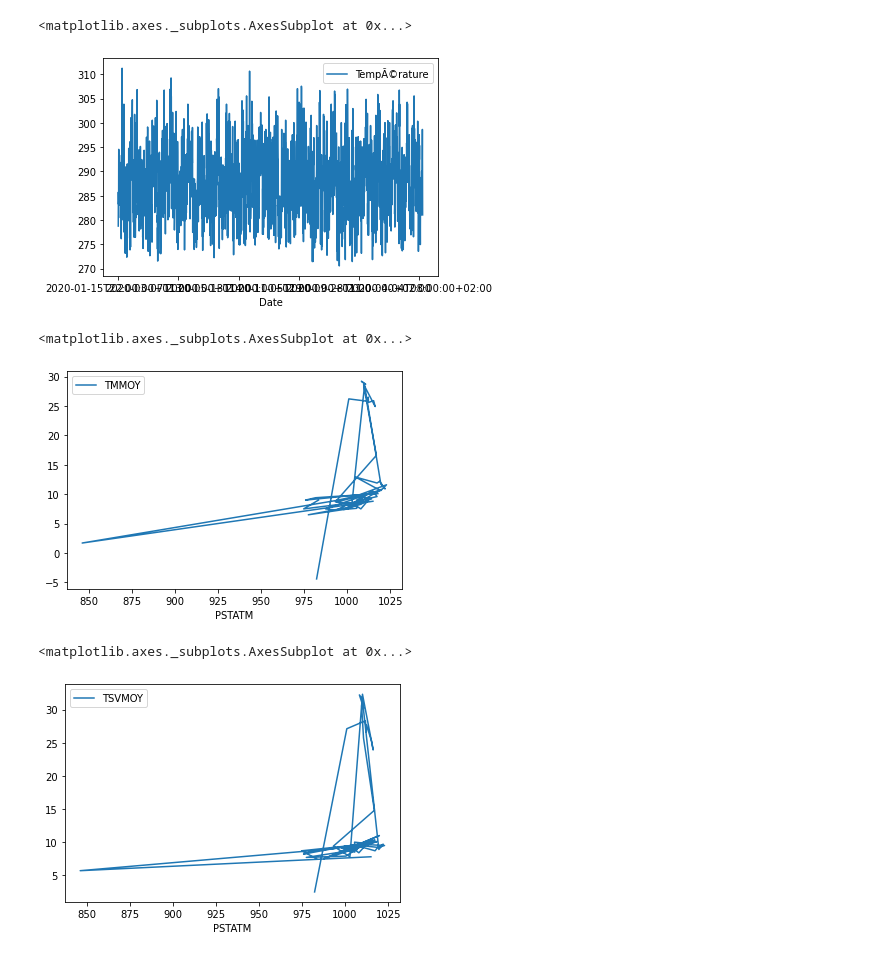
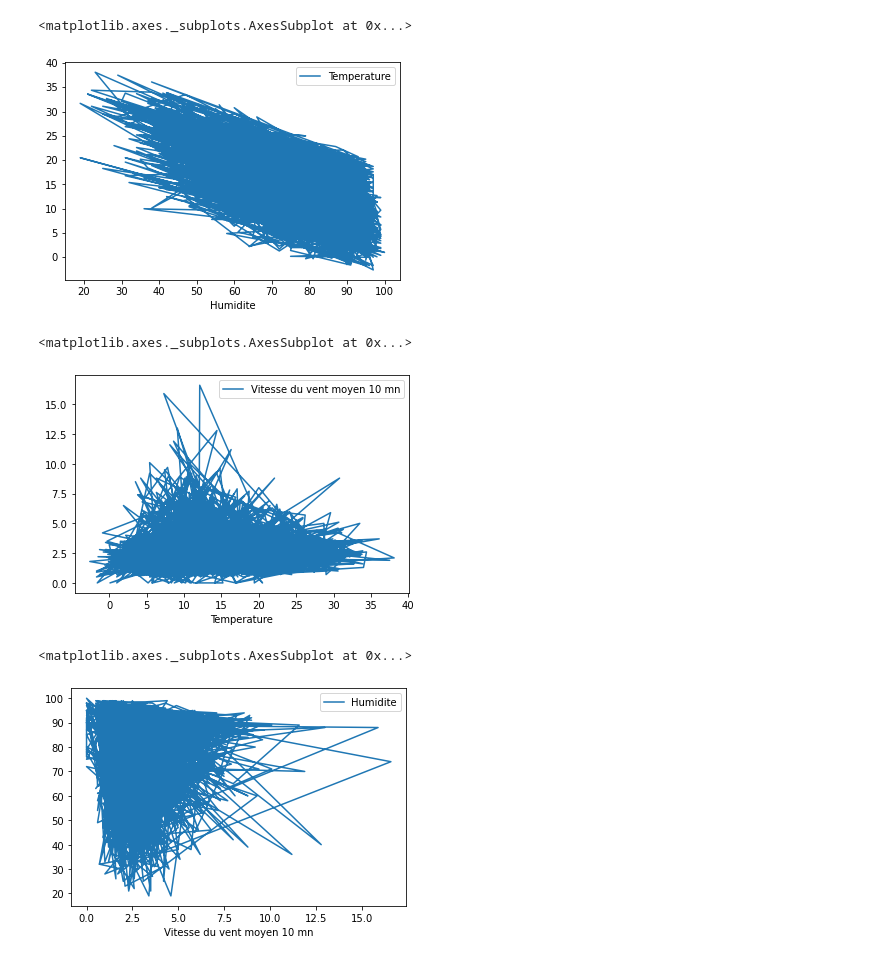
Before and after one commit to gawelsh/ProjetNumCMI4, a Jupyter notebook: essai_meteo.ipynb, the cells around one changed output. Saved outputs shown, nothing was run; the diff lists cells and outputs as text; code cells hidden in the pictures.

```diff
--- a/essai_meteo.ipynb
+++ b/essai_meteo.ipynb
@@ -24,18 +24,18 @@ datsrc
 # %%
-datsrc.plot(x="Date", y="TempÃ©rature")
+datsrc.plot(x="Humidite", y="Temperature")
 # %% [output]
 <matplotlib.axes._subplots.AxesSubplot at 0x...>
-[figure, old version]
+[figure, new version]
 # %%
-datsrc.plot(x="PSTATM", y="TMMOY")
+datsrc.plot(x="Temperature", y="Vitesse du vent moyen 10 mn")
 # %% [output]
 <matplotlib.axes._subplots.AxesSubplot at 0x...>
-[figure, old version]
+[figure, new version]
 # %%
-datsrc.plot(x="PSTATM", y="TSVMOY")
+datsrc.plot(x="Vitesse du vent moyen 10 mn", y="Humidite")
 # %% [output]
 <matplotlib.axes._subplots.AxesSubplot at 0x...>
-[figure, old version]
+[figure, new version]
 # %%
 datsrc.describe()
 # %% [output]
```
Also changed, not shown: parts of 2 cells of this notebook.
